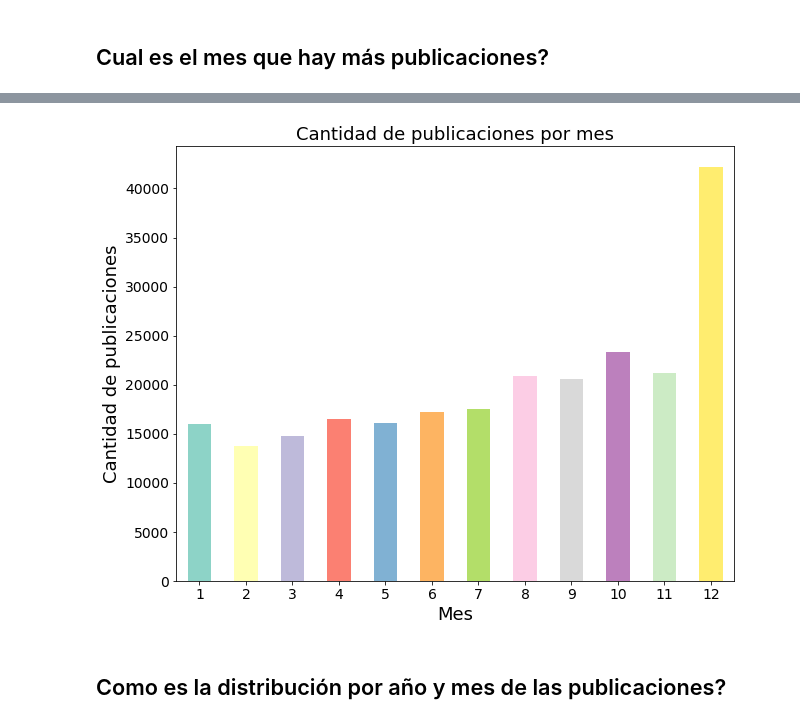
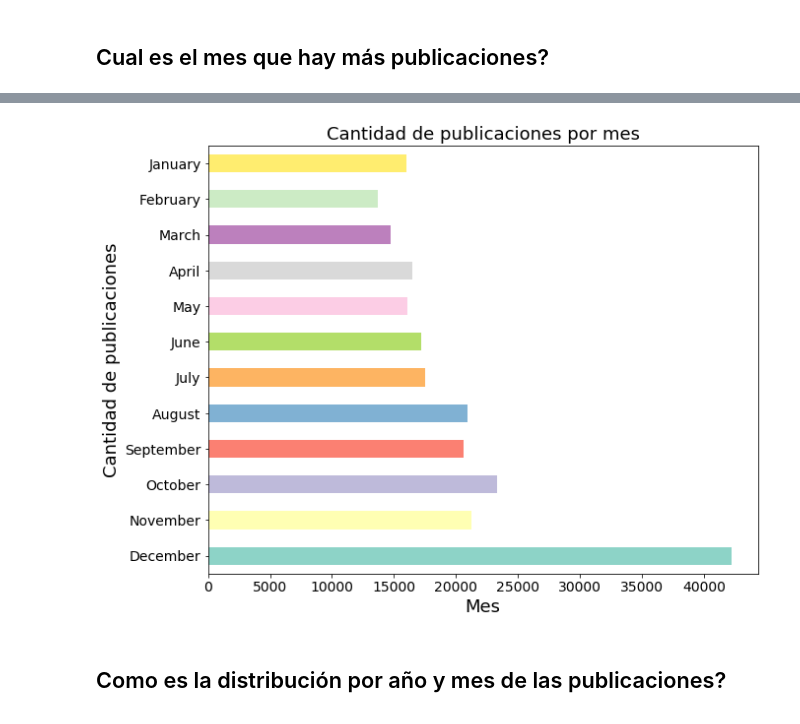
Before and after one commit to cessar5/7506_20192C, a Jupyter notebook: tp1.ipynb, the cells around one changed output, grey strips where cells are left out. Cells and saved outputs as stored; diff of their text form; code cells hidden in the pictures.

```diff
--- a/tp1.ipynb
+++ b/tp1.ipynb
@@ -223,6 +225,7 @@ dfZP['fecha_DD'] = pd.DatetimeIndex(dfZP['fecha']).day
 dfZP['fecha_dayofyear'] = dfZP['fecha'].dt.dayofyear
 dfZP['fecha_dayofweek'] = dfZP['fecha'].dt.dayofweek
 dfZP['fecha_day_name'] = dfZP['fecha'].dt.day_name()
+dfZP['fecha_month_name'] = dfZP['fecha'].dt.month_name()
 # %%
 dfZP.fecha_day_name.unique()
 # %% [output]
@@ -648,5 +672,5 @@ Se observa como se incrementa la cantidad de publicaciones, lo cual demostraria
 # %% [markdown]
 ## Cual es el mes que hay más publicaciones?
 # %%
-dfZP_fecha_MM = dfZP.groupby(['fecha_MM'])['total'].count()
-dfZP_fecha_MM.to_frame()
+dfZP_fecha_MM = dfZP.groupby(['fecha_month_name','fecha_MM'])['total'].count()
+dfZP_fecha_MM = dfZP_fecha_MM.reset_index().set_index('fecha_month_name').sort_values('fecha_MM', ascending=False)
@@ -668,15 +694,15 @@ dfZP_fecha_MM.to_frame()
 # %%
 paired_colors = plt.cm.Set3(range(len(dfZP_fecha_MM)))
 
-dfZP_fecha_MM.plot(kind='bar', rot=0, figsize=(10,8), color=paired_colors, fontsize=14)
+dfZP_fecha_MM.loc[:,'total'].plot(kind='barh', rot=0, figsize=(10,8), color=paired_colors, fontsize=14)
 
 plt.title('Cantidad de publicaciones por mes',fontsize=18);
 plt.ylabel('Cantidad de publicaciones',fontsize=18);
 plt.xlabel('Mes',fontsize=18);
 #plt.xticks(list(range(len(index))), dfAuctionsByHour3.index, fontsize=18)
 plt.show()
 # %% [output]
-[figure, old version]
+[figure, new version]
 # %% [markdown]
 ## Como es la distribución por año y mes de las publicaciones?
 # %%
```
Also changed, not shown: parts of 35 cells of this notebook.
